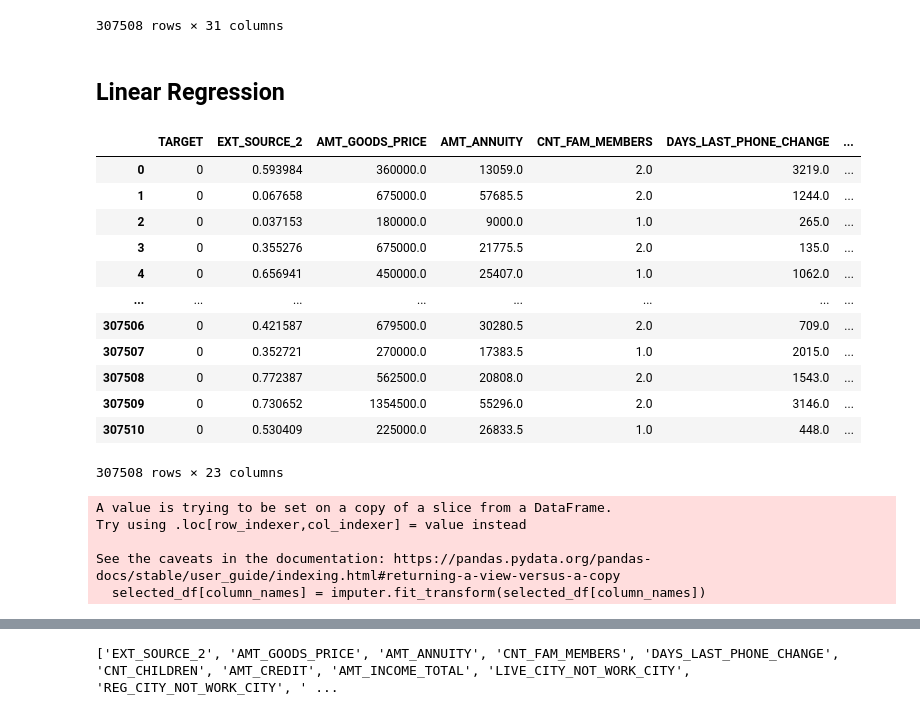
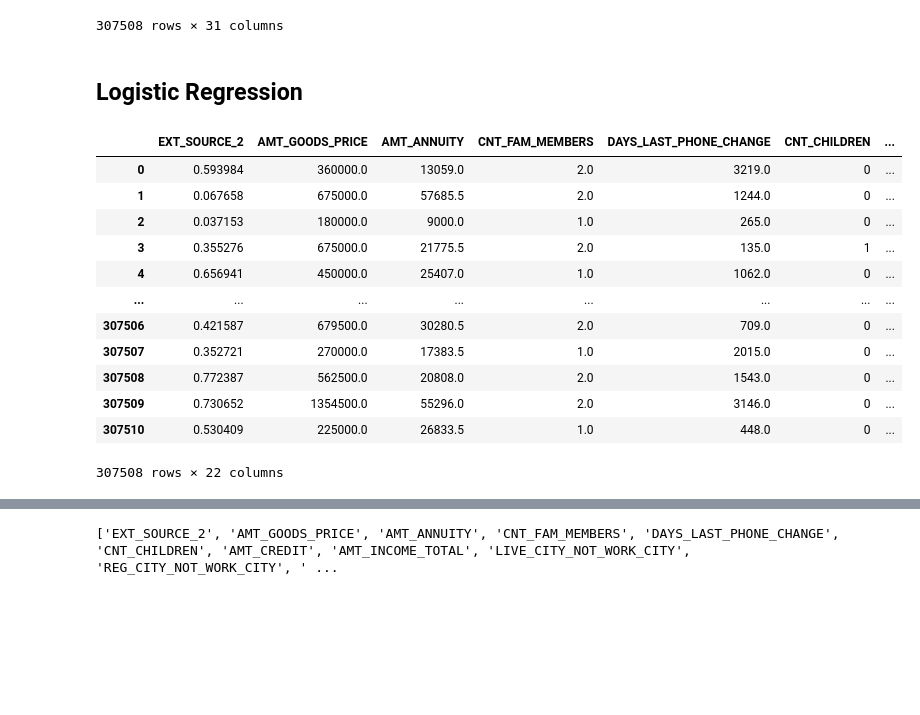
Before and after one commit to MSBA-Capstone-2024/modeling, a Jupyter notebook: Rough draft group project.ipynb, the cells around one changed output, grey strips where cells are left out. Saved outputs shown, nothing was run; the diff lists cells and outputs as text; code cells hidden in the pictures; blank space fills up the shorter version.

```diff
--- a/Rough draft group project.ipynb
+++ b/Rough draft group project.ipynb
@@ -271,25 +256,25 @@ selected_df
 | 307510 | 0 | 0.530409 | 225000.0 | 26833.5 | 1.0 | 448.0 | ... |
 307508 rows × 31 columns
 # %% [markdown]
-## Linear Regression
+## Logistic Regression
 # %%
-# Grab numeric columns
-numeric_cols = selected_df.select_dtypes(include='number')
+# Grab numeric columns excluding 'TARGET' with data types 'float' and 'int'
+numeric_cols = selected_df.select_dtypes(include=['float', 'int']).drop(columns=['TARGET'])
 numeric_cols
 # %% [output]
-|  | TARGET | EXT_SOURCE_2 | AMT_GOODS_PRICE | AMT_ANNUITY | CNT_FAM_MEMBERS | DAYS_LAST_PHONE_CHANGE | ... |
-| 0 | 0 | 0.593984 | 360000.0 | 13059.0 | 2.0 | 3219.0 | ... |
-| 1 | 0 | 0.067658 | 675000.0 | 57685.5 | 2.0 | 1244.0 | ... |
-| 2 | 0 | 0.037153 | 180000.0 | 9000.0 | 1.0 | 265.0 | ... |
-| 3 | 0 | 0.355276 | 675000.0 | 21775.5 | 2.0 | 135.0 | ... |
-| 4 | 0 | 0.656941 | 450000.0 | 25407.0 | 1.0 | 1062.0 | ... |
+|  | EXT_SOURCE_2 | AMT_GOODS_PRICE | AMT_ANNUITY | CNT_FAM_MEMBERS | DAYS_LAST_PHONE_CHANGE | CNT_CHILDREN | ... |
+| 0 | 0.593984 | 360000.0 | 13059.0 | 2.0 | 3219.0 | 0 | ... |
+| 1 | 0.067658 | 675000.0 | 57685.5 | 2.0 | 1244.0 | 0 | ... |
+| 2 | 0.037153 | 180000.0 | 9000.0 | 1.0 | 265.0 | 0 | ... |
+| 3 | 0.355276 | 675000.0 | 21775.5 | 2.0 | 135.0 | 1 | ... |
+| 4 | 0.656941 | 450000.0 | 25407.0 | 1.0 | 1062.0 | 0 | ... |
 | ... | ... | ... | ... | ... | ... | ... | ... |
-| 307506 | 0 | 0.421587 | 679500.0 | 30280.5 | 2.0 | 709.0 | ... |
-| 307507 | 0 | 0.352721 | 270000.0 | 17383.5 | 1.0 | 2015.0 | ... |
-| 307508 | 0 | 0.772387 | 562500.0 | 20808.0 | 2.0 | 1543.0 | ... |
-| 307509 | 0 | 0.730652 | 1354500.0 | 55296.0 | 2.0 | 3146.0 | ... |
-| 307510 | 0 | 0.530409 | 225000.0 | 26833.5 | 1.0 | 448.0 | ... |
+| 307506 | 0.421587 | 679500.0 | 30280.5 | 2.0 | 709.0 | 0 | ... |
+| 307507 | 0.352721 | 270000.0 | 17383.5 | 1.0 | 2015.0 | 0 | ... |
+| 307508 | 0.772387 | 562500.0 | 20808.0 | 2.0 | 1543.0 | 0 | ... |
+| 307509 | 0.730652 | 1354500.0 | 55296.0 | 2.0 | 3146.0 | 0 | ... |
+| 307510 | 0.530409 | 225000.0 | 26833.5 | 1.0 | 448.0 | 0 | ... |
-307508 rows × 23 columns
+307508 rows × 22 columns
 # %%
 # imputer = SimpleImputer(strategy='median')
 # selected_df.loc[:, numeric_cols] = imputer.fit_transform(selected_df[numeric_cols])
@@ -299,14 +284,8 @@ column_names = numeric_cols.columns.tolist()
 # Create a SimpleImputer instance
 imputer = SimpleImputer(strategy='median')
 
-# Fit and transform the selected numeric columns
-selected_df[column_names] = imputer.fit_transform(selected_df[column_names])
+# Fit and transform the selected numeric columns using the loc accessor
+selected_df.loc[:, column_names] = imputer.fit_transform(selected_df.loc[:, column_names])
-# %% [output]
-A value is trying to be set on a copy of a slice from a DataFrame.
-Try using .loc[row_indexer,col_indexer] = value instead
-
-See the caveats in the documentation: https://pandas.pydata.org/pandas-docs/stable/user_guide/indexing.html#returning-a-view-versus-a-copy
-  selected_df[column_names] = imputer.fit_transform(selected_df[column_names])
 # %%
 selected_df
 # %% [output]
```
Also changed, not shown: parts of 10 cells of this notebook.
